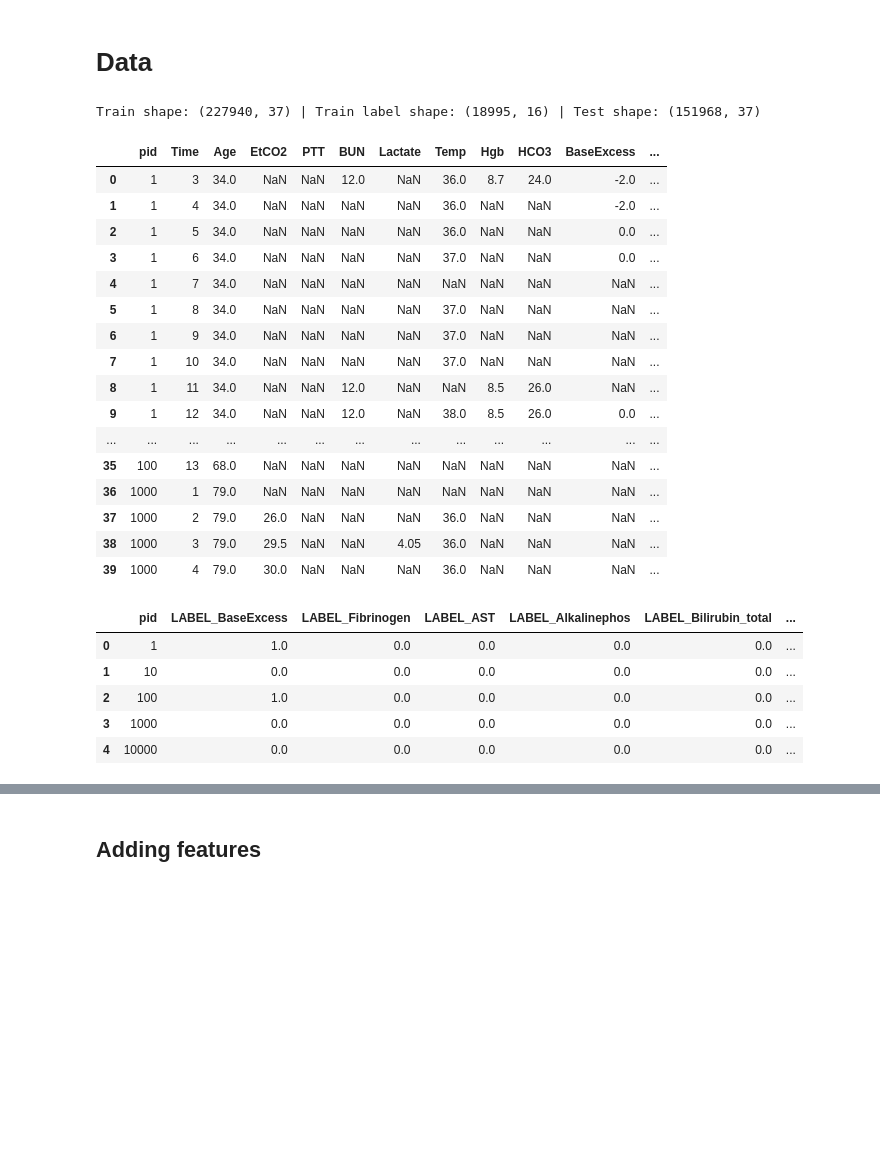
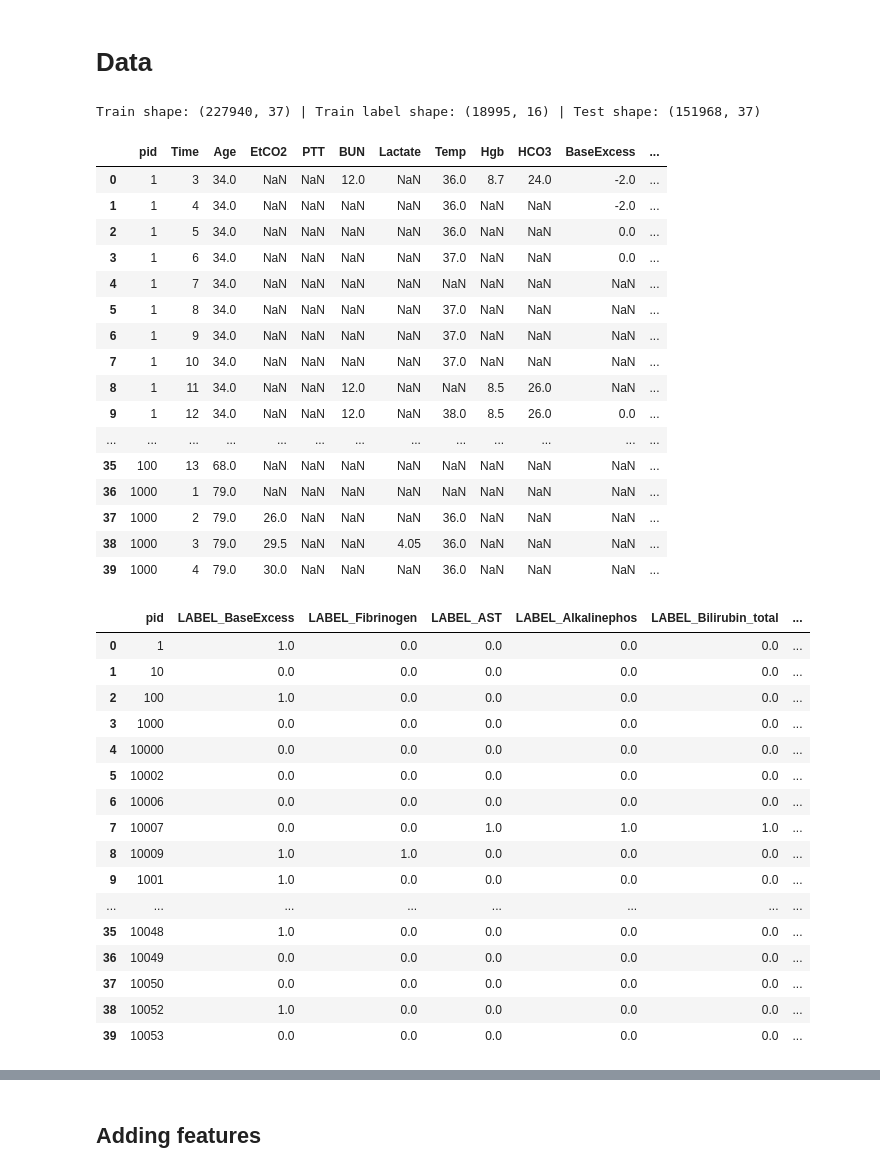
Before and after one commit to dvdblk/iml20, a Jupyter notebook: task_2/task_2.ipynb, the cells around one changed output, grey strips where cells are left out. Saved outputs shown, nothing was run; the diff lists cells and outputs as text; code cells hidden in the pictures; blank space fills up the shorter version.

```diff
--- a/task_2/task_2.ipynb
+++ b/task_2/task_2.ipynb
@@ -20,34 +20,48 @@ train_features_df = pd.read_csv(train_features_filepath, float_precision="round_
 test_features_df = pd.read_csv(test_features_filepath, float_precision="round_trip")
 train_labels_df = pd.read_csv(train_labels_filepath, float_precision="round_trip")
 print("Train shape:", train_features_df.shape, "| Train label shape:", train_labels_df.shape, "| Test shape:", test_features_df.shape)
 display(train_features_df.head(40))
-display(train_labels_df.head())
+display(train_labels_df.head(40))
 display(test_features_df.head(30))
+
+display(train_features_df.describe())
+display(train_labels_df.describe())
 # %% [output]
 Train shape: (227940, 37) | Train label shape: (18995, 16) | Test shape: (151968, 37)
 |  | pid | Time | Age | EtCO2 | PTT | BUN | Lactate | Temp | Hgb | HCO3 | BaseExcess | ... |
 | 0 | 1 | 3 | 34.0 | NaN | NaN | 12.0 | NaN | 36.0 | 8.7 | 24.0 | -2.0 | ... |
 | 1 | 1 | 4 | 34.0 | NaN | NaN | NaN | NaN | 36.0 | NaN | NaN | -2.0 | ... |
 | 2 | 1 | 5 | 34.0 | NaN | NaN | NaN | NaN | 36.0 | NaN | NaN | 0.0 | ... |
 | 3 | 1 | 6 | 34.0 | NaN | NaN | NaN | NaN | 37.0 | NaN | NaN | 0.0 | ... |
 | 4 | 1 | 7 | 34.0 | NaN | NaN | NaN | NaN | NaN | NaN | NaN | NaN | ... |
 | 5 | 1 | 8 | 34.0 | NaN | NaN | NaN | NaN | 37.0 | NaN | NaN | NaN | ... |
 | 6 | 1 | 9 | 34.0 | NaN | NaN | NaN | NaN | 37.0 | NaN | NaN | NaN | ... |
 | 7 | 1 | 10 | 34.0 | NaN | NaN | NaN | NaN | 37.0 | NaN | NaN | NaN | ... |
 | 8 | 1 | 11 | 34.0 | NaN | NaN | 12.0 | NaN | NaN | 8.5 | 26.0 | NaN | ... |
 | 9 | 1 | 12 | 34.0 | NaN | NaN | 12.0 | NaN | 38.0 | 8.5 | 26.0 | 0.0 | ... |
 | ... | ... | ... | ... | ... | ... | ... | ... | ... | ... | ... | ... | ... |
 | 35 | 100 | 13 | 68.0 | NaN | NaN | NaN | NaN | NaN | NaN | NaN | NaN | ... |
 | 36 | 1000 | 1 | 79.0 | NaN | NaN | NaN | NaN | NaN | NaN | NaN | NaN | ... |
 | 37 | 1000 | 2 | 79.0 | 26.0 | NaN | NaN | NaN | 36.0 | NaN | NaN | NaN | ... |
 | 38 | 1000 | 3 | 79.0 | 29.5 | NaN | NaN | 4.05 | 36.0 | NaN | NaN | NaN | ... |
 | 39 | 1000 | 4 | 79.0 | 30.0 | NaN | NaN | NaN | 36.0 | NaN | NaN | NaN | ... |
 |  | pid | LABEL_BaseExcess | LABEL_Fibrinogen | LABEL_AST | LABEL_Alkalinephos | LABEL_Bilirubin_total | ... |
 | 0 | 1 | 1.0 | 0.0 | 0.0 | 0.0 | 0.0 | ... |
 | 1 | 10 | 0.0 | 0.0 | 0.0 | 0.0 | 0.0 | ... |
 | 2 | 100 | 1.0 | 0.0 | 0.0 | 0.0 | 0.0 | ... |
 | 3 | 1000 | 0.0 | 0.0 | 0.0 | 0.0 | 0.0 | ... |
 | 4 | 10000 | 0.0 | 0.0 | 0.0 | 0.0 | 0.0 | ... |
+| 5 | 10002 | 0.0 | 0.0 | 0.0 | 0.0 | 0.0 | ... |
+| 6 | 10006 | 0.0 | 0.0 | 0.0 | 0.0 | 0.0 | ... |
+| 7 | 10007 | 0.0 | 0.0 | 1.0 | 1.0 | 1.0 | ... |
+| 8 | 10009 | 1.0 | 1.0 | 0.0 | 0.0 | 0.0 | ... |
+| 9 | 1001 | 1.0 | 0.0 | 0.0 | 0.0 | 0.0 | ... |
+| ... | ... | ... | ... | ... | ... | ... | ... |
+| 35 | 10048 | 1.0 | 0.0 | 0.0 | 0.0 | 0.0 | ... |
+| 36 | 10049 | 0.0 | 0.0 | 0.0 | 0.0 | 0.0 | ... |
+| 37 | 10050 | 0.0 | 0.0 | 0.0 | 0.0 | 0.0 | ... |
+| 38 | 10052 | 1.0 | 0.0 | 0.0 | 0.0 | 0.0 | ... |
+| 39 | 10053 | 0.0 | 0.0 | 0.0 | 0.0 | 0.0 | ... |
 |  | pid | Time | Age | EtCO2 | PTT | BUN | Lactate | Temp | Hgb | HCO3 | BaseExcess | ... |
 | 0 | 0 | 1 | 39.0 | NaN | NaN | NaN | NaN | NaN | NaN | NaN | NaN | ... |
 | 1 | 0 | 2 | 39.0 | NaN | 44.2 | 17.0 | NaN | 36.0 | 10.2 | 13.0 | NaN | ... |
```
Also changed, not shown: parts of 12 cells of this notebook, 3 other files.
